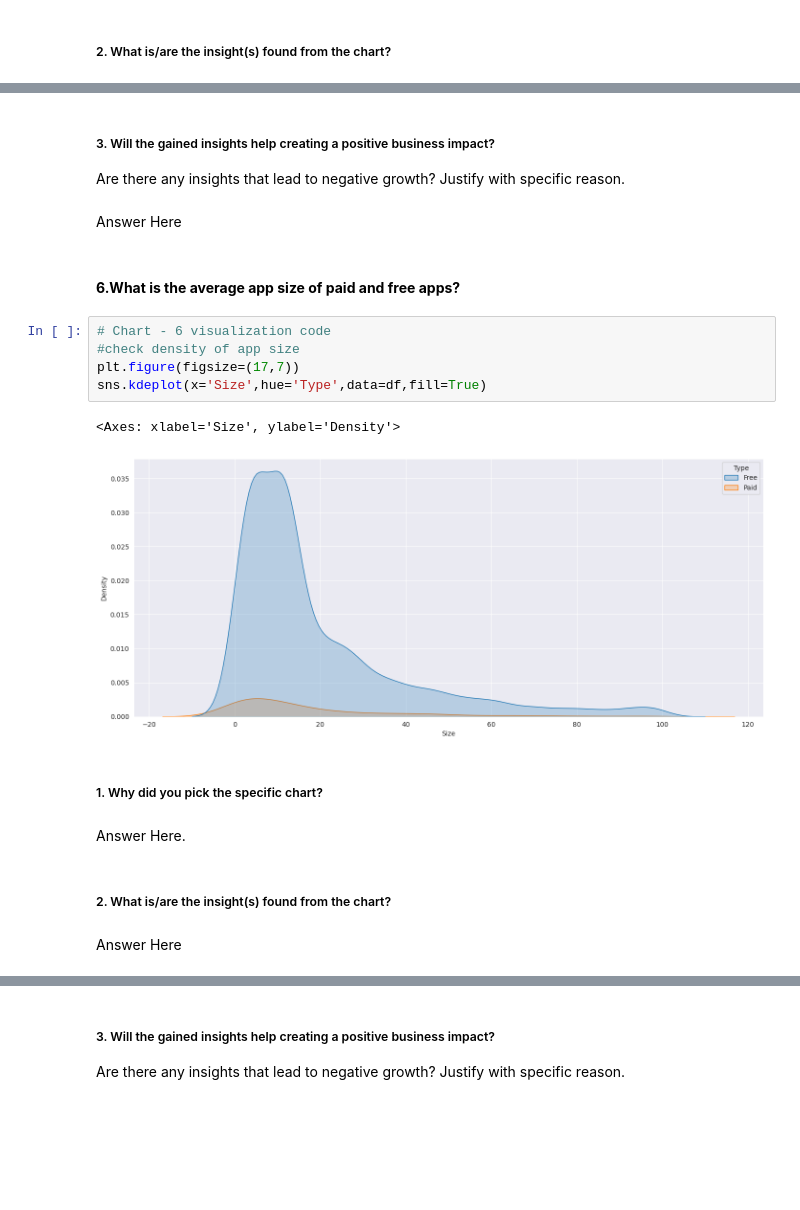
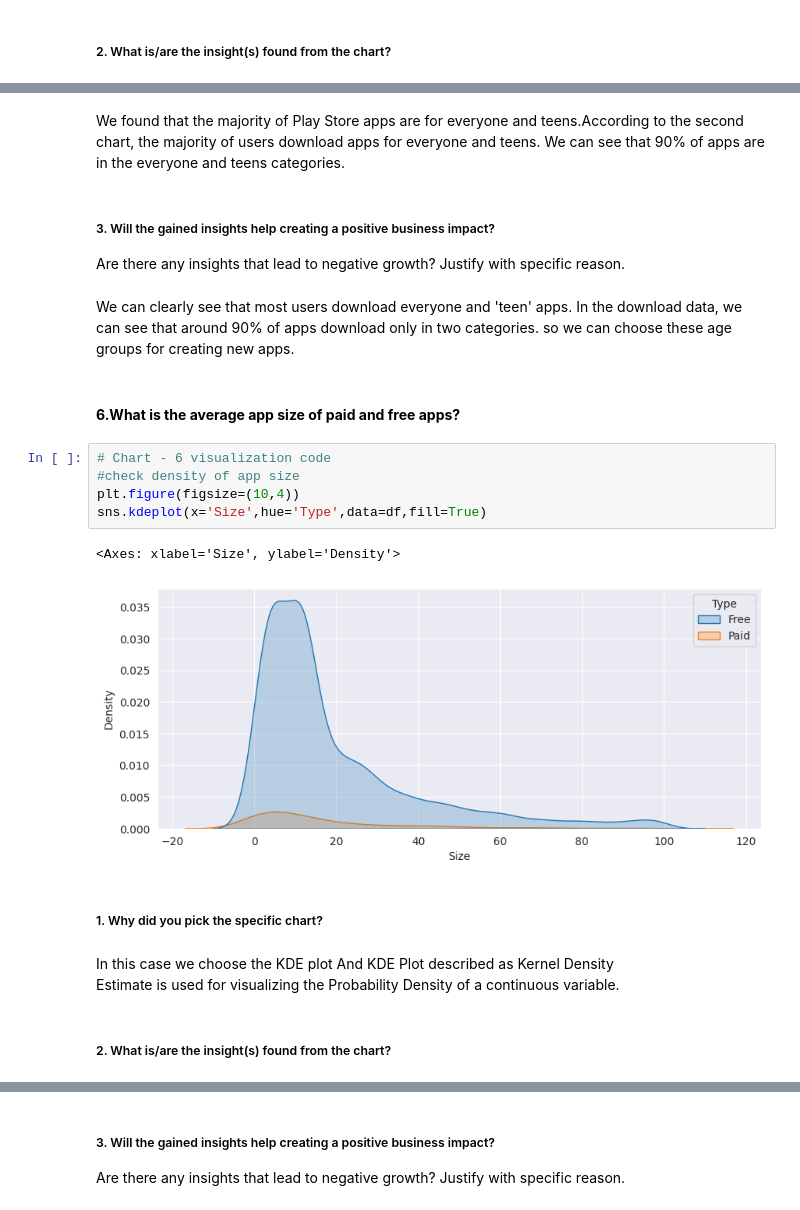
Before and after one commit to Vijaysiraw/Play_store_EDA_project, a Jupyter notebook: Play_Store_Project.ipynb, the cells around one changed output, grey strips where cells are left out. Saved outputs shown, nothing was run; the diff lists cells and outputs as text; blank space fills up the shorter version.

```diff
--- a/Play_Store_Project.ipynb
+++ b/Play_Store_Project.ipynb
@@ -892,23 +895,24 @@ Answer Here
+# %% [markdown]
+We found that the majority of Play Store apps are for everyone and teens.According to the second chart, the majority of users download apps for everyone and teens.
+We can see that 90% of apps are in the everyone and teens categories.
 # %% [markdown]
 ##### 3. Will the gained insights help creating a positive business impact?
 Are there any insights that lead to negative growth? Justify with specific reason.
-# %% [markdown]
-Answer Here
+# %% [markdown]
+We can clearly see that most users download everyone and 'teen' apps. In the download data, we can see that around 90% of apps download only in two categories. so we can choose these age groups for creating new apps.
 # %% [markdown]
 #### **6.What is the average app size of paid and free apps?**
 # %%
 # Chart - 6 visualization code
 #check density of app size
-plt.figure(figsize=(17,7))
+plt.figure(figsize=(10,4))
 sns.kdeplot(x='Size',hue='Type',data=df,fill=True)
 # %% [output]
 <Axes: xlabel='Size', ylabel='Density'>
-[figure, old version]
+[figure, new version]
 # %% [markdown]
 ##### 1. Why did you pick the specific chart?
-# %% [markdown]
-Answer Here.
+# %% [markdown]
+In this case we choose the KDE plot And KDE Plot described as Kernel Density Estimate is used for visualizing the Probability Density of a continuous variable.
 # %% [markdown]
 ##### 2. What is/are the insight(s) found from the chart?
-# %% [markdown]
-Answer Here
```
Also changed, not shown: parts of 100 cells of this notebook.
